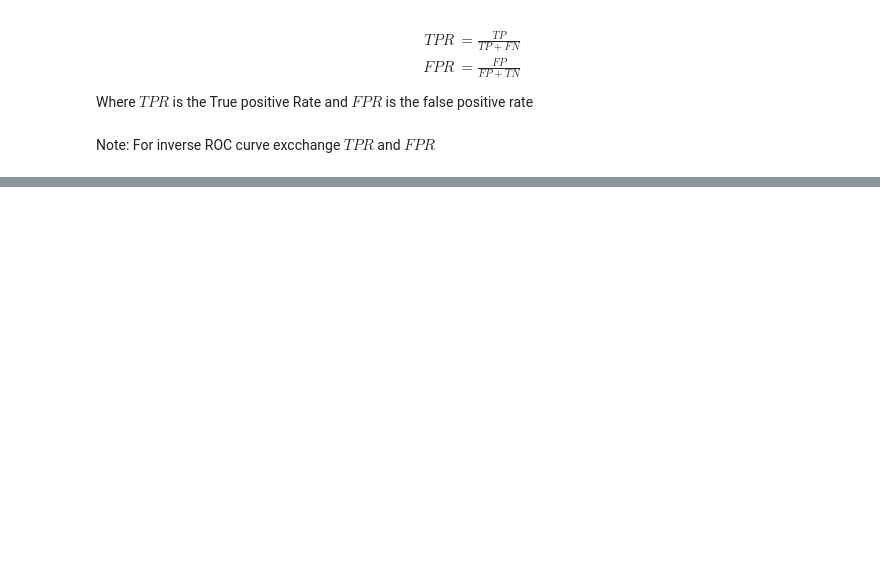
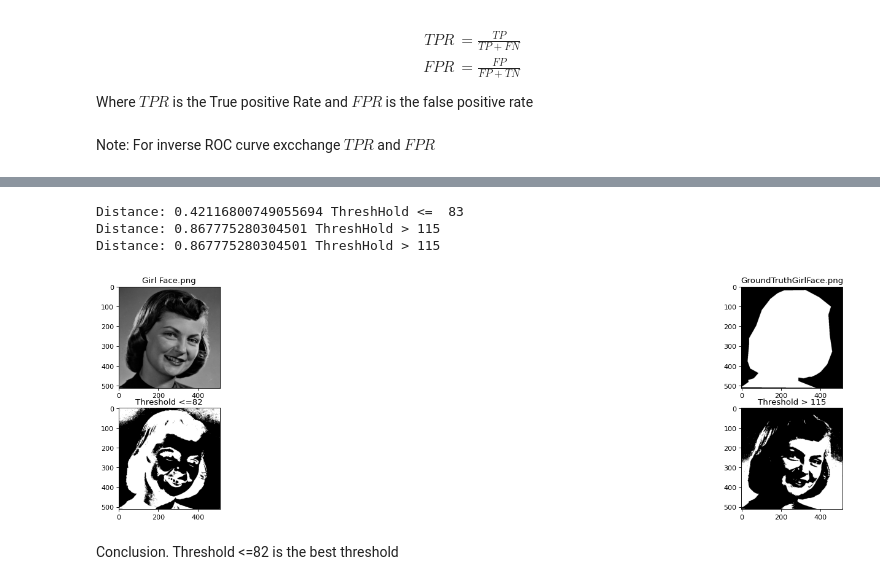
Before and after one commit to jmcsuite/AgentesInteligentes_Up2022, a Jupyter notebook: Trabajo1_0226259_0226154/codigo/main.ipynb, the cells around one changed output, grey strips where cells are left out. Saved outputs shown, nothing was run; the diff lists cells and outputs as text; code cells hidden in the pictures; blank space fills up the shorter version.

```diff
--- a/Trabajo1_0226259_0226154/codigo/main.ipynb
+++ b/Trabajo1_0226259_0226154/codigo/main.ipynb
@@ -148,0 +217,60 @@ Note: For inverse ROC curve excchange $TPR$ and $FPR$
+# %%
+#Calculate Distance from optimal point (Where TPR = 1 and FPR = 0) for all ROC points
+disA = 1
+disB = 1
+maxA = -1
+maxB = -1
+disC = 1
+maxC = -1
+X3 = (1-np.array(X))
+Y3 = (1-np.array(Y))
+for i in range(colorRange + 1):
+    propA = (0-X[i])**2+(1-Y[i])**2
+    propA = math.sqrt(propA)
+    if(disA > propA):
+        disA = propA
+        maxA = i
+    propB = (0-X2[i])**2+(1-Y2[i])**2
+    propB = math.sqrt(propB)
+    if(disB > propB):
+        disB = propB
+        maxB = i
+
+    #propC = (0-X3[i])**2+(1-Y3[i])**2
+    #propC = math.sqrt(propC)
+    #if(disC > propC):
+    #    disC = propC
+    #    maxC = i
+
+print("Distance:", disA, "ThreshHold <= ",maxA)
+print("Distance:", disB, "ThreshHold >" ,maxB)
+#print("Distance:", disC, "ThreshHold >" ,maxC-1)
+# %% [output]
+Distance: 0.42116800749055694 ThreshHold <=  83
+Distance: 0.867775280304501 ThreshHold > 115
+Distance: 0.867775280304501 ThreshHold > 115
+# %%
+groundTruthName = 'GroundTruthGirlFace.png'
+goodThreshold = thresholdImage(img, (0, maxA-1), colorRange-1, False)
+goodInvesrseThreshold = negateImage(thresholdImage(img, (0, maxB), colorRange-1, False))
+fig, ax = plt.subplots(2,2,squeeze=True, figsize=(30, 6), dpi=80)
+gTruth2 = groundTruth
+ax[0][0].imshow(img)
+ax[0][0].set_title(name)
+
+ax[0][1].imshow(groundTruth)
+ax[0][1].set_title(groundTruthName)
+
+ax[1][0].imshow(goodThreshold)
+ax[1][0].set_title('Threshold <=' + str(maxA-1))
+
+ax[1][1].imshow(goodInvesrseThreshold)
+ax[1][1].set_title('Threshold > ' + str(maxB))
+#ax[1][1].imshow(secondThreshold)
+#ax[1][1].set_title('Threshold >' + )
+
+plt.show()
+# %% [output]
+[figure, added]
+# %% [markdown]
+Conclusion. Threshold <=82 is the best threshold
```
Also changed, not shown: parts of 6 cells of this notebook.
